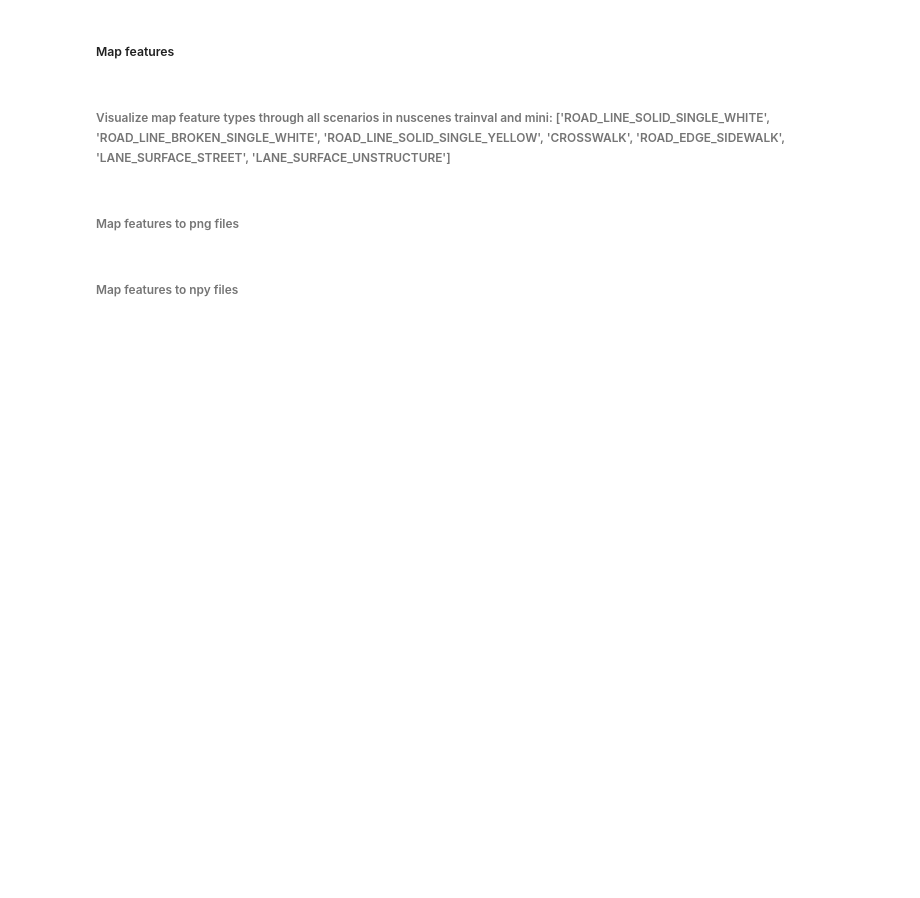
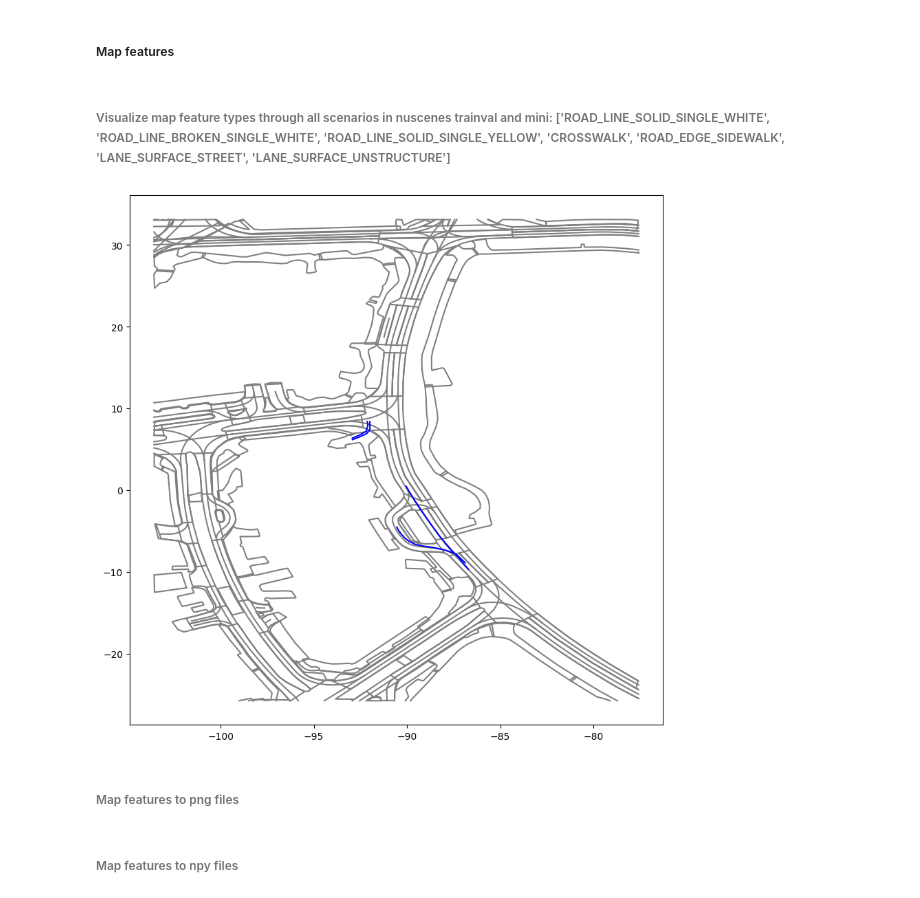
Before and after one commit to ahmedgh970/traffic-diffuser, a Jupyter notebook: process_dataset.ipynb, the cells around one changed output. Cells and saved outputs as stored; diff of their text form; code cells hidden in the pictures; blank space fills up the shorter version.

Commit message:
feat: Preprocess nuScenes Maps, and implement mamba backbone
Concerning the maps:
- Interpolate to 50000 seq length
- Crop to the scene dim.
- Filter outliers
- Interpolate to 128 seq length

```diff
--- a/process_dataset.ipynb
+++ b/process_dataset.ipynb
@@ -634,3 +388,20 @@ plt.savefig(output_file_path, bbox_inches='tight', pad_inches=0, transparent=Fal
+# %%
+map1 = np.load('/data/tii/data/nuscenes_maps/nuscenes_trainval_maps_norm_npy/sd_nuscenes_v1.0-trainval_scene-0160.npy')
+data1 = np.load('/data/tii/data/nuscenes_trainval_clean_train/sd_nuscenes_v1.0-trainval_scene-0160.npy')
+plt.figure(figsize=(10, 10))
+
+for ag in range(map1.shape[0]):
+    agent_traj = map1[ag, :, :]
+    plt.plot(agent_traj[:, 0], agent_traj[:, 1], color='gray')
+
+for ag in range(data1.shape[0]):
+    agent_traj = data1[ag, :, :]
+    valid_xy = agent_traj[(agent_traj[:, 0] != 0.0) & (agent_traj[:, 1] != 0.0)]
+    plt.plot(valid_xy[:, 0], valid_xy[:, 1], color='b')
+
+plt.show()
+# %% [output]
+[figure, added]
 # %% [markdown]
 ###### Map features to png files
 # %%
```
Also changed, not shown: parts of 46 cells of this notebook, 6 other files.
